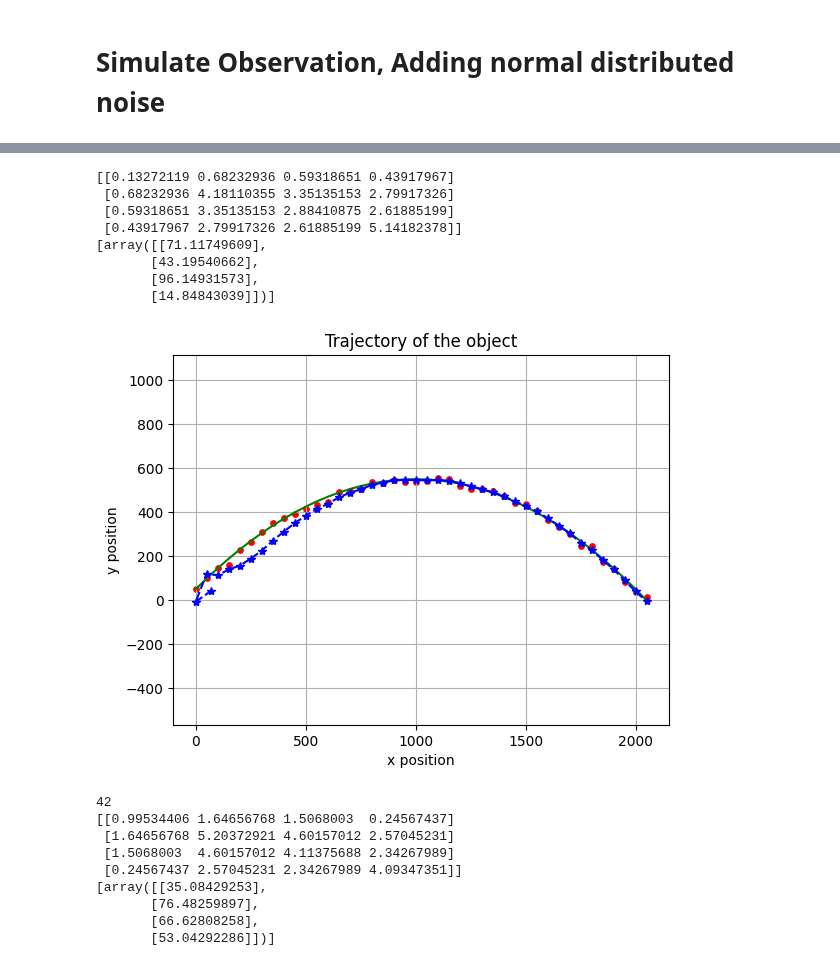
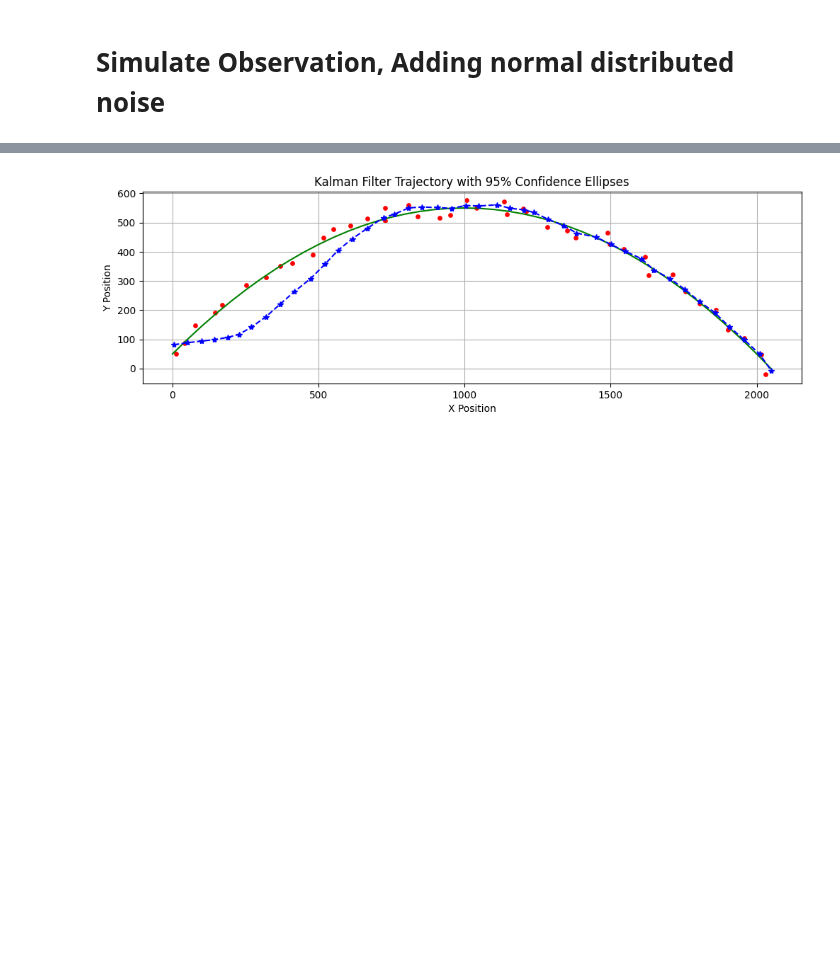
Before and after one commit to Horizon-42/particle_filter, a Jupyter notebook: kalman_filter.ipynb, the cells around one changed output, grey strips where cells are left out. Saved outputs shown, nothing was run; the diff lists cells and outputs as text; code cells hidden in the pictures; blank space fills up the shorter version.

```diff
--- a/kalman_filter.ipynb
+++ b/kalman_filter.ipynb
@@ -10,30 +50,40 @@ from copy import deepcopy
 # %%
-def plot_throwing(q, o = None, q_preds = None):
+def plot_throwing(q, o = None, q_preds = None, sigma_preds = None):
     x = q[:,0]
     y = q[:,1]
     vx = q[:,2]
     vy = q[:,3]
-    plt.plot(x, y, '-', color='g')
+
+    fig, ax = plt.subplots(figsize=(12, 9))
+
+    ax.plot(x, y, '-', color='g')
     # plt.quiver(x, y, vx, np.zeros_like(vx), angles='xy', scale_units='xy', scale=2, color='g', label='Velocity vectors')
     # plt.quiver(x, y, np.zeros_like(vy), vy, angles='xy', scale_units='xy', scale=2, color='y', label='Velocity vectors')
     # plt.legend()
-    plt.xlim(-10, 110)
-    plt.ylim(-10, 110)
-    plt.xlabel('x position')
-    plt.ylabel('y position')
-    plt.title('Trajectory of the object')
-    plt.grid()
-    plt.axis('equal')
+    ax.set_xlabel('X Position')
+    ax.set_ylabel('Y Position')
+    ax.set_title('Kalman Filter Trajectory with 95% Confidence Ellipses')
+    # ax.legend()
+    ax.grid(True)
+    ax.set_aspect('equal', adjustable='box') # 保持坐标轴比例一致，避免椭圆变形
 
     if o is not None:
         ox = o[:, 0]
         oy = o[:, 1]
-        plt.scatter(ox, oy, s=15, color='r')
+        ax.scatter(ox, oy, s=15, color='r')
 
     if q_preds is not None:
         xp = q_preds[:,0]
         yp = q_preds[:,1]
-        plt.plot(xp, yp, '*--', color='b')
+        ax.plot(xp, yp, '*--', color='b')
+
+        if sigma_preds is not None:
+            for i in range(len(xp)):
+                pos_mean = [xp[i], yp[i]]
+                pos_cov = sigma_preds[i, :2,:2]
+
+                plot_covariance_ellipse(ax, pos_mean, pos_cov, confidence_level=0.95,
+                                    color='green', alpha=0.15) # 使用绿色，半透明
 
     plt.show()
 # %%
@@ -117,12 +167,10 @@ class KalmanFilter:
         self.action = action # constant for ball throwing
         # self.Q = build_cov([1000, 1000, 2000, 2000]) # constant for ball throwing
         self.Q = random_cov(4,scale=2)
-        print(self.Q)
         self.R = R
         self.C = C
 
         self.q_preds = [self.mu]
-        print(self.q_preds)
         self.sgm_preds = [self.sigma]
 
     def update(self, observe=None):
@@ -131,50 +179,32 @@ class KalmanFilter:
         mu_ = A@self.mu + B@action
         sigma_ = A@self.sigma@A.T + self.Q
         if observe is None:
             self.mu = mu_
             self.sigma = sigma_
         else:
             # update
             # K = sigma_@self.C.T@np.linalg.inv(self.C@sigma_@self.C.T + self.R)
             K = np.linalg.solve((self.C@sigma_@self.C.T + self.R).T, (sigma_@self.C.T).T ).T
             self.mu = mu_ + K@(observe - self.C@mu_)
             self.sigma = (np.eye(4) - K@self.C)@sigma_
 
         self.q_preds.append(self.mu)
         self.sgm_preds.append(self.sigma)
 
 kf = KalmanFilter()
 
 for o in o_list:
     kf.update(o)
 
 plot_throwing(np.array(q_list), np.array(o_list), np.array(kf.q_preds))
 
 # o_list[0:5] = [np.ones(shape=(2,1),dtype=float)*100]*5
-print(len(o_list))
 o_num = len(o_list)
 o_list[o_num//2:o_num//2+10] = [None]*10
 
 kf1 = KalmanFilter()
 for o in o_list:
     kf1.update(o)
-plot_throwing(np.array(q_list), np.array([o for o in o_list if o is not None]), np.array(kf1.q_preds))
+plot_throwing(np.array(q_list), np.array([o for o in o_list if o is not None]), np.array(kf1.q_preds), np.array(kf1.sgm_preds))
 # %% [output]
-[[0.13272119 0.68232936 0.59318651 0.43917967]
- [0.68232936 4.18110355 3.35135153 2.79917326]
- [0.59318651 3.35135153 2.88410875 2.61885199]
- [0.43917967 2.79917326 2.61885199 5.14182378]]
-[array([[71.11749609],
-       [43.19540662],
-       [96.14931573],
-       [14.84843039]])]
-[figure, old version]
+[figure, new version]
-42
-[[0.99534406 1.64656768 1.5068003  0.24567437]
- [1.64656768 5.20372921 4.60157012 2.57045231]
- [1.5068003  4.60157012 4.11375688 2.34267989]
- [0.24567437 2.57045231 2.34267989 4.09347351]]
-[array([[35.08429253],
-       [76.48259897],
-       [66.62808258],
-       [53.04292286]])]
```
Also changed, not shown: parts of 5 cells of this notebook.
